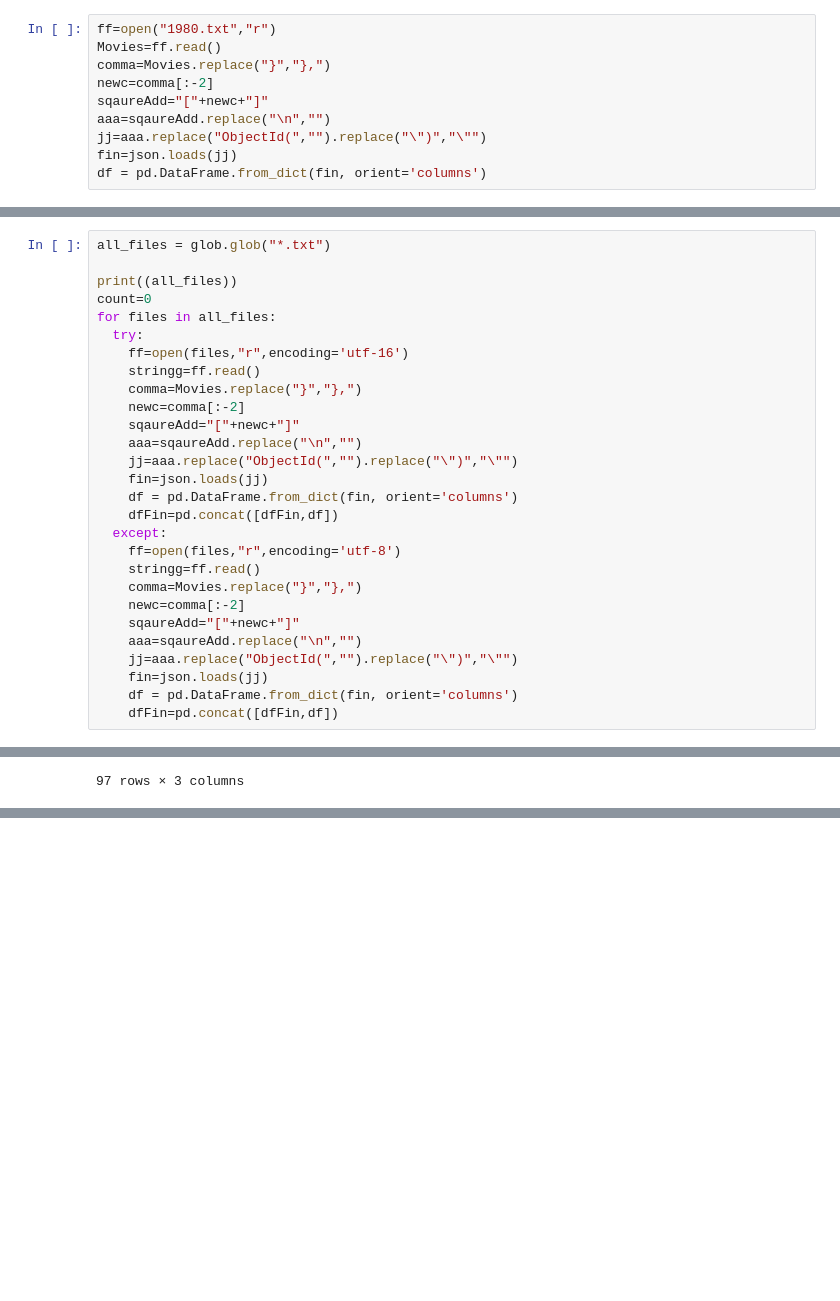
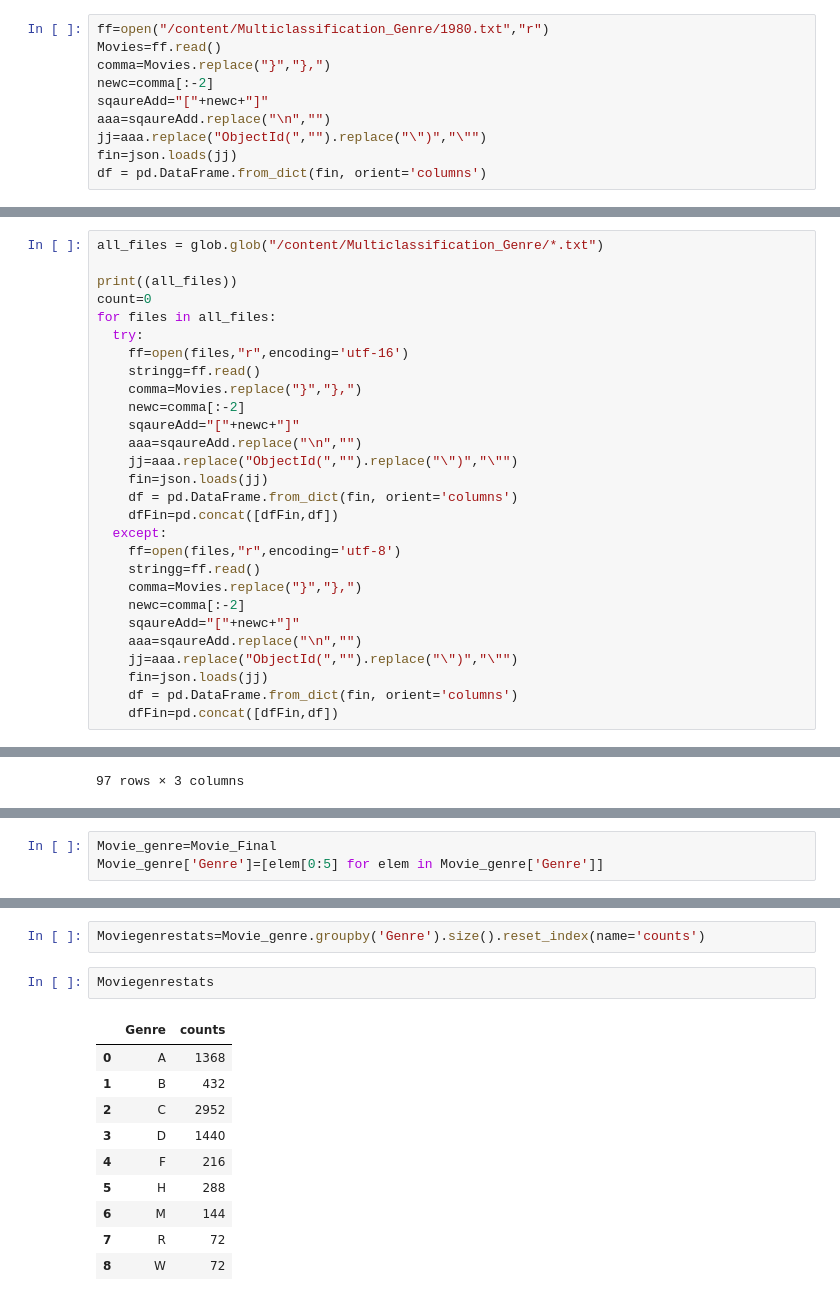
Before and after one commit to sweetcoonoor/sweetram, a Jupyter notebook: Classification_using_NN_subset.ipynb, the cells around one changed output, grey strips where cells are left out. Cells and saved outputs as stored; diff of their text form; blank space fills up the shorter version.

```diff
--- a/Classification_using_NN_subset.ipynb
+++ b/Classification_using_NN_subset.ipynb
@@ -56,7 +66,7 @@ Receiving objects: 100% (7873/7873), 246.59 MiB | 38.64 MiB/s, done.
 Resolving deltas: 100% (1/1), done.
 Checking out files: 100% (7871/7871), done.
 # %%
-ff=open("1980.txt","r")
+ff=open("/content/Multiclassification_Genre/1980.txt","r")
 Movies=ff.read()
 comma=Movies.replace("}","},")
 newc=comma[:-2]
@@ -73,7 +83,7 @@ dfFin=pd.DataFrame(columns=cols)
 dfFin
 dfFin2=dfFin
 # %%
-all_files = glob.glob("*.txt")
+all_files = glob.glob("/content/Multiclassification_Genre/*.txt")
 
 print((all_files))
 count=0
@@ -177,0 +184,3 @@ NameError: ignored
+# %%
+Movie_genre=Movie_Final
+Movie_genre['Genre']=[elem[0:5] for elem in Movie_genre['Genre']]
@@ -177,0 +194,15 @@ NameError: ignored
+# %%
+Moviegenrestats=Movie_genre.groupby('Genre').size().reset_index(name='counts')
+# %%
+Moviegenrestats
+# %% [output]
+|  | Genre | counts |
+| 0 | A | 1368 |
+| 1 | B | 432 |
+| 2 | C | 2952 |
+| 3 | D | 1440 |
+| 4 | F | 216 |
+| 5 | H | 288 |
+| 6 | M | 144 |
+| 7 | R | 72 |
+| 8 | W | 72 |
```
Also changed, not shown: parts of 14 cells of this notebook.
